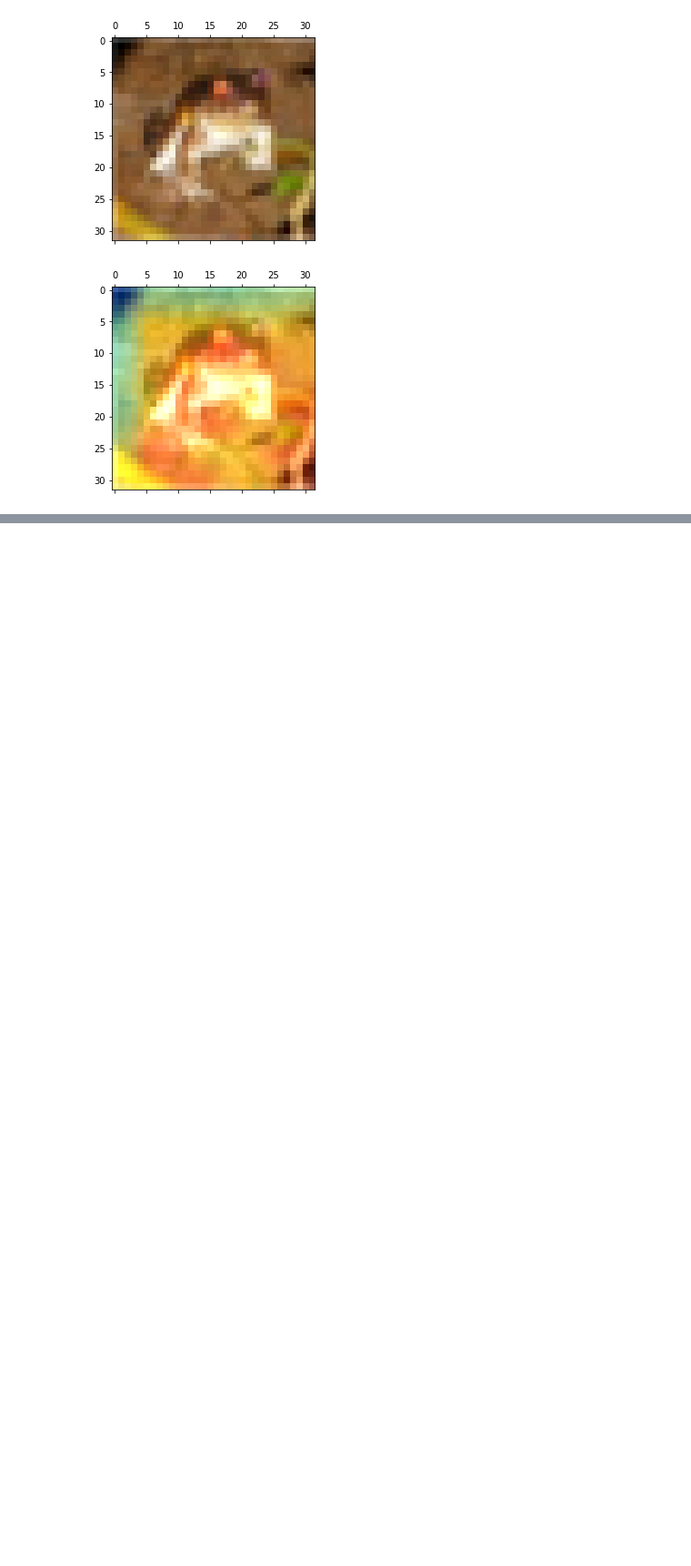
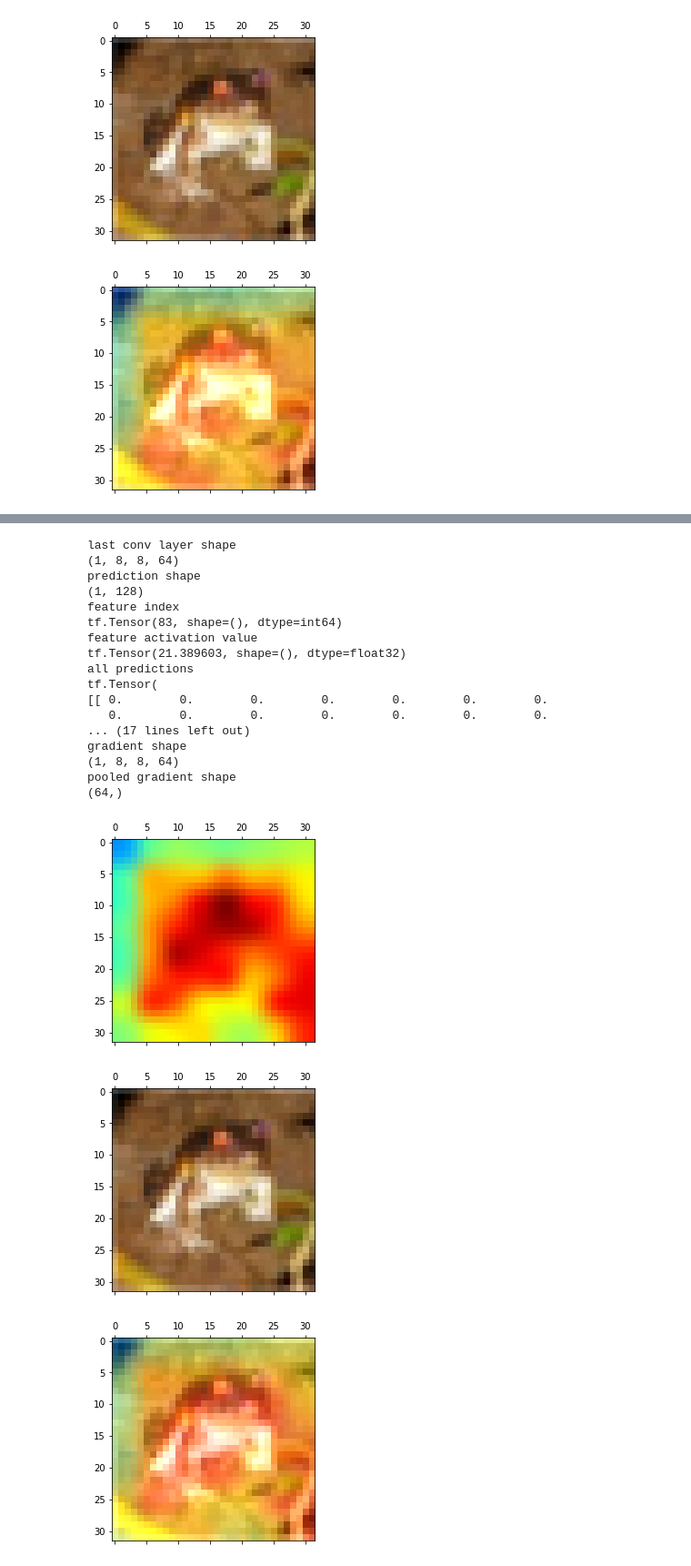
Before and after one commit to daisea3e1203/soco_fashion_dnn, a Jupyter notebook: 03_dev_gradcam_on_representation_learner.ipynb, the cells around one changed output, grey strips where cells are left out. Shown: that part at 91% size. Saved outputs shown, nothing was run; the diff lists cells and outputs as text; code cells hidden in the pictures; blank space fills up the shorter version.

```diff
--- a/03_dev_gradcam_on_representation_learner.ipynb
+++ b/03_dev_gradcam_on_representation_learner.ipynb
@@ -535,0 +498,28 @@ WARNING:matplotlib.image:Clipping input data to the valid range for imshow with
+# %%
+def plot_heatmaps(img_index, grad_model, feature_index, is_dev=False):
+    img = x_data[img_index].reshape(1, target_size, target_size, 3)
+    rl_heatmap = make_gradcam_heatmap(img, grad_model, feature_index, is_dev)
+    display_image(img.reshape(target_size,target_size,3), rl_heatmap)
+
+
+img = x_data[0].reshape(1, target_size, target_size, 3)
+
+layer_name = "conv2_block3_1_relu"
+target_encoder = representation_learner.encoder
+target_projector = representation_learner.projector
+resnet = target_encoder.layers[0]
+
+grad_sub_model = tf.keras.models.Model(
+    inputs=resnet.input,
+    outputs=[resnet.get_layer(layer_name).output, resnet.output]
+)
+
+# contruct grad model
+inputs = grad_sub_model.inputs
+tmp, preds = grad_sub_model(inputs)
+preds = target_encoder.layers[1](preds) # projection inside encoder
+preds = target_projector(preds)
+grad_model = tf.keras.models.Model(inputs, [tmp, preds])
+# %%
+plot_heatmaps(img_index=0, grad_model=grad_model, feature_index=None, is_dev=True) # None will chose the index with the largest activation
+# %% [output]
@@ -535,0 +527,20 @@ WARNING:matplotlib.image:Clipping input data to the valid range for imshow with
+last conv layer shape
+(1, 8, 8, 64)
+prediction shape
+(1, 128)
+feature index
+tf.Tensor(83, shape=(), dtype=int64)
+feature activation value
+tf.Tensor(21.389603, shape=(), dtype=float32)
+all predictions
+tf.Tensor(
+[[ 0.        0.        0.        0.        0.        0.        0.
+   0.        0.        0.        0.        0.        0.        0.
+... (17 lines left out)
+gradient shape
+(1, 8, 8, 64)
+pooled gradient shape
+(64,)
+[figure, added]
+[figure, added]
+[figure, added]
```
Also changed, not shown: parts of 18 cells of this notebook.
